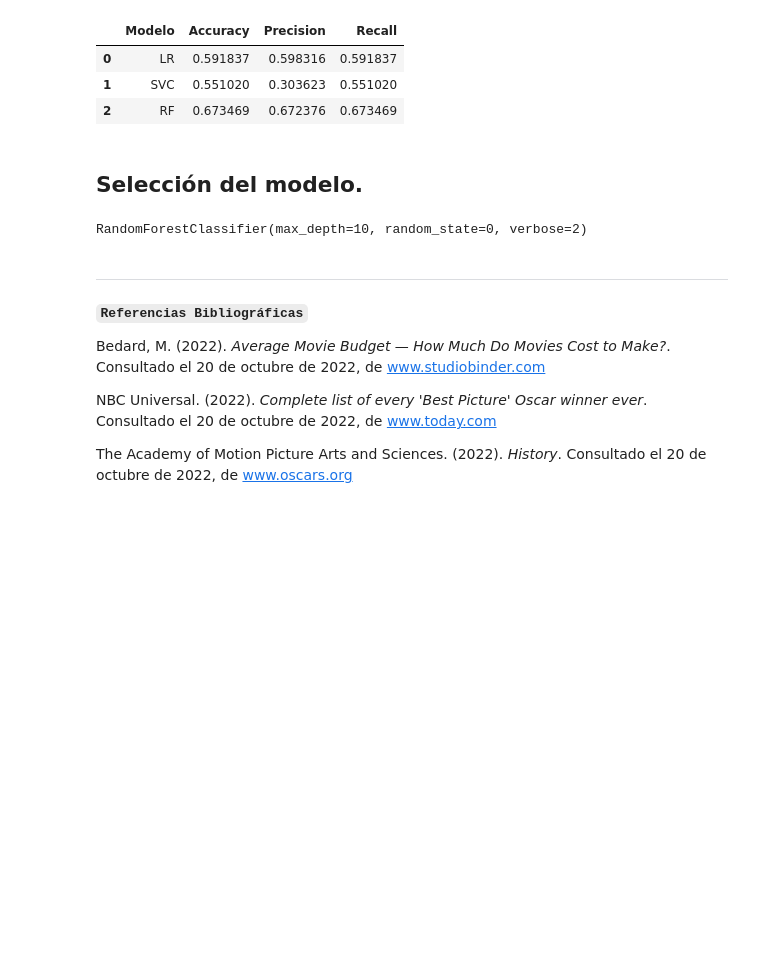
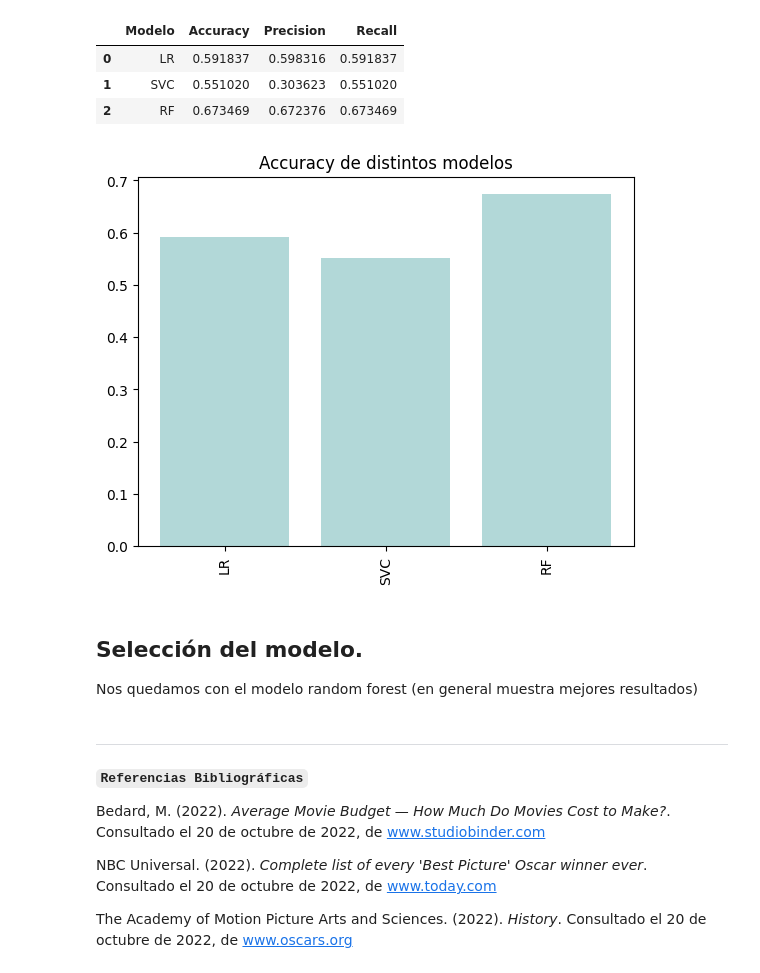
Before and after one commit to paucardenasg/Proyecto_Final_PCD, a Jupyter notebook: EDA_model/Proyecto_Final.ipynb, the cells around one changed output. Saved outputs shown, nothing was run; the diff lists cells and outputs as text; code cells hidden in the pictures; blank space fills up the shorter version.

Commit message:
Se agregó la grafica del accuracy y se eliminó el archivo informe

```diff
--- a/EDA_model/Proyecto_Final.ipynb
+++ b/EDA_model/Proyecto_Final.ipynb
@@ -371,13 +371,18 @@ results
 | 0 | LR | 0.591837 | 0.598316 | 0.591837 |
 | 1 | SVC | 0.551020 | 0.303623 | 0.551020 |
 | 2 | RF | 0.673469 | 0.672376 | 0.673469 |
-# %% [markdown]
-## Selección del modelo.
-# %%
-# Nos quedamos con el modelo random forest (en general muestra mejores resultados)
-rf_mod
-# %% [output]
-RandomForestClassifier(max_depth=10, random_state=0, verbose=2)
+# %%
+variables = list(results["Modelo"])
+plt.bar(list(results["Modelo"]), list(results["Accuracy"]), color="teal", alpha=0.3)
+plt.title('Accuracy de distintos modelos')
+plt.xticks(rotation=90)
+plt.show()
+# %% [output]
+[figure, added]
+# %% [markdown]
+## Selección del modelo.
+
+Nos quedamos con el modelo random forest (en general muestra mejores resultados)
 # %%
 import pickle
 filename = 'rf_classifier.pkl'
```
Also changed, not shown: 1 other file.
